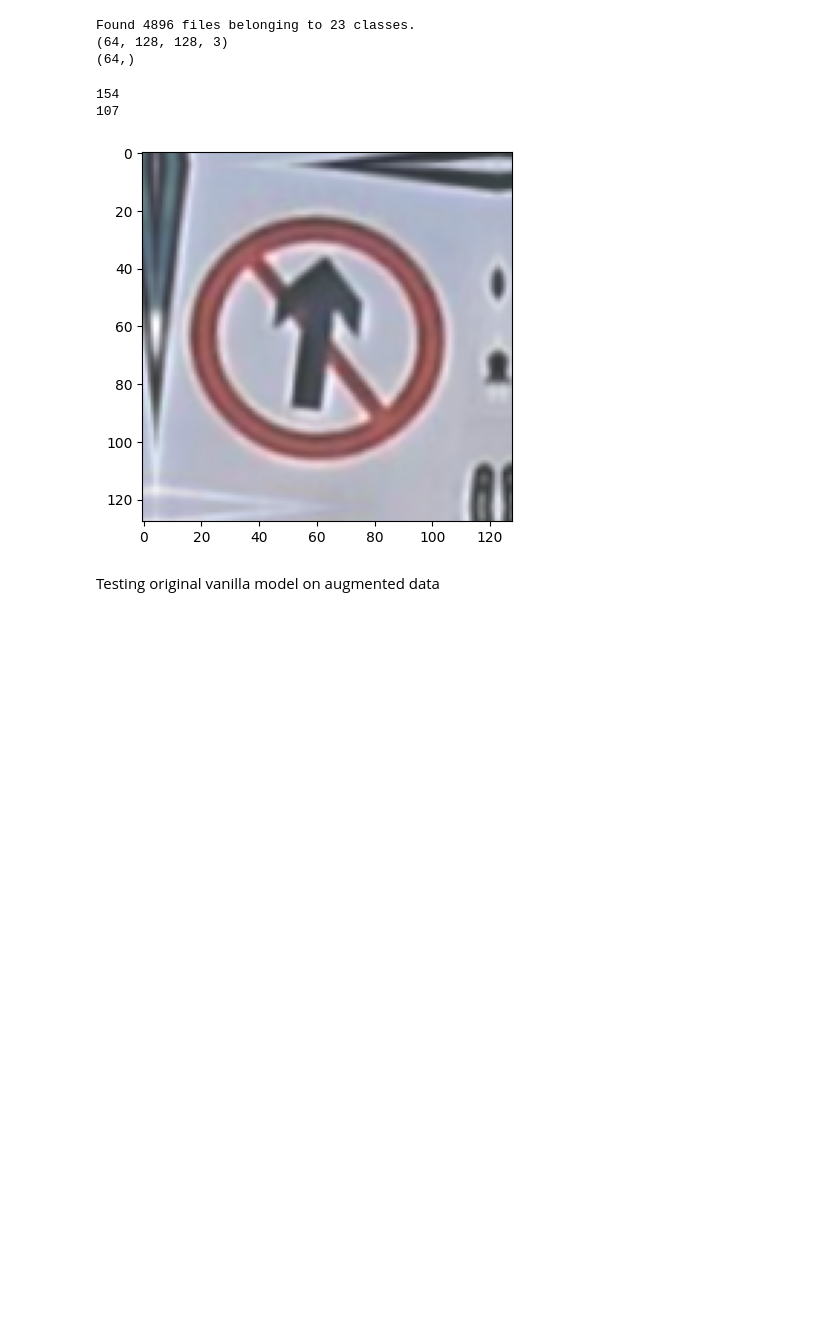
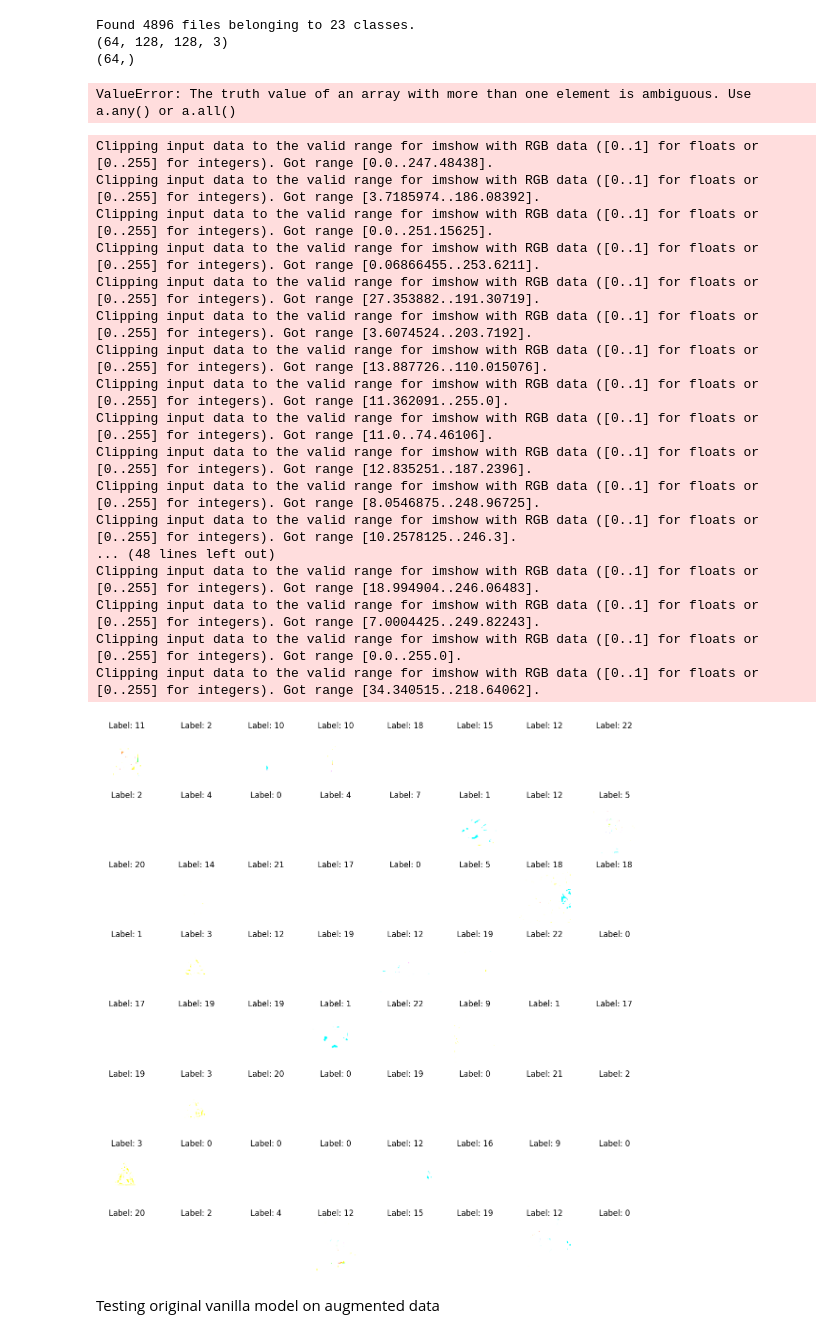
Before and after one commit to mariooohzc/ConvolutionNeuralNetworkImageClassificationProject, a Jupyter notebook: experimental/filetest.ipynb, the cells around one changed output. Drawn from its saved outputs; the diff is of its cells as text; code cells hidden in the pictures; blank space fills up the shorter version.

```diff
--- a/experimental/filetest.ipynb
+++ b/experimental/filetest.ipynb
@@ -314,5 +315,11 @@ Possible room for improvement?
 data_augmentation = tf.keras.Sequential([
     tf.keras.layers.RandomRotation(0.2),
     tf.keras.layers.RandomZoom(0.2),
-    tf.keras.layers.RandomBrightness(0.2)
+    tf.keras.layers.RandomBrightness(0.2) ,
+    tf.keras.layers.GaussianNoise(0.2)
 ])
+
+def augment_with_noise(image, label):
+    image=image/255
+    image = data_augmentation(image)
+    return image, label
@@ -328,9 +330,11 @@ original_data=tf.keras.utils.image_dataset_from_directory("../experimental/data_
                                                 )
 
 augmented_data = original_data.map(augment_with_noise)
+combined_data = original_data.concatenate(augmented_data)
 
-combined_next=augmented_data.as_numpy_iterator()
-combined_next_batch=combined_next.next()
+
+combined_next_iterator=combined_data.as_numpy_iterator()
+combined_next_batch=combined_next_iterator.next()
 print(combined_next_batch[0].shape) #indepenedant variables i.e pixel values
 print(combined_next_batch[1].shape) #y labels
 # %% [output]
@@ -342,18 +346,42 @@ numBatch=len(combined_data)
 trainsize=int(0.7*numBatch)
 valsize=int(0.2*numBatch)+1
 testsize=int(0.1*numBatch)+1
-print(numBatch)
-
-print(trainsize)
 # %% [output]
-154
-107
+ValueError: The truth value of an array with more than one element is ambiguous. Use a.any() or a.all()
-# %%
-example_image = combined_next_batch[0][29]
-plt.imshow(example_image)
-plt.show()
-# %% [output]
-[figure, removed]
+# %%
+def display_batch(images, labels, num_images=64):
+    plt.figure(figsize=(12, 12))
+    grid_size = int(num_images**0.5)  # Create an approximate square grid for display
+
+    for i in range(num_images):
+        ax = plt.subplot(grid_size, grid_size, i + 1)
+        plt.imshow(images[i])  # Convert to uint8 if necessary for display
+        plt.title(f"Label: {labels[i]}")
+        plt.axis("off")
+
+    plt.tight_layout()
+    plt.show()
+# %%
+display_batch(combined_next_batch[0], combined_next_batch[1], num_images=combined_next_batch[0].shape[0])
+# %% [output]
+Clipping input data to the valid range for imshow with RGB data ([0..1] for floats or [0..255] for integers). Got range [0.0..247.48438].
+Clipping input data to the valid range for imshow with RGB data ([0..1] for floats or [0..255] for integers). Got range [3.7185974..186.08392].
+Clipping input data to the valid range for imshow with RGB data ([0..1] for floats or [0..255] for integers). Got range [0.0..251.15625].
+Clipping input data to the valid range for imshow with RGB data ([0..1] for floats or [0..255] for integers). Got range [0.06866455..253.6211].
+Clipping input data to the valid range for imshow with RGB data ([0..1] for floats or [0..255] for integers). Got range [27.353882..191.30719].
+Clipping input data to the valid range for imshow with RGB data ([0..1] for floats or [0..255] for integers). Got range [3.6074524..203.7192].
+Clipping input data to the valid range for imshow with RGB data ([0..1] for floats or [0..255] for integers). Got range [13.887726..110.015076].
+Clipping input data to the valid range for imshow with RGB data ([0..1] for floats or [0..255] for integers). Got range [11.362091..255.0].
+Clipping input data to the valid range for imshow with RGB data ([0..1] for floats or [0..255] for integers). Got range [11.0..74.46106].
+Clipping input data to the valid range for imshow with RGB data ([0..1] for floats or [0..255] for integers). Got range [12.835251..187.2396].
+Clipping input data to the valid range for imshow with RGB data ([0..1] for floats or [0..255] for integers). Got range [8.0546875..248.96725].
+Clipping input data to the valid range for imshow with RGB data ([0..1] for floats or [0..255] for integers). Got range [10.2578125..246.3].
+... (48 lines left out)
+Clipping input data to the valid range for imshow with RGB data ([0..1] for floats or [0..255] for integers). Got range [18.994904..246.06483].
+Clipping input data to the valid range for imshow with RGB data ([0..1] for floats or [0..255] for integers). Got range [7.0004425..249.82243].
+Clipping input data to the valid range for imshow with RGB data ([0..1] for floats or [0..255] for integers). Got range [0.0..255.0].
+Clipping input data to the valid range for imshow with RGB data ([0..1] for floats or [0..255] for integers). Got range [34.340515..218.64062].
+[figure, added]
 # %%
 augmented_train=combined_data.take(trainsize)
 augmented_val=combined_data.skip(trainsize).take(valsize)
```
Also changed, not shown: parts of 19 cells of this notebook, 12 other files.
